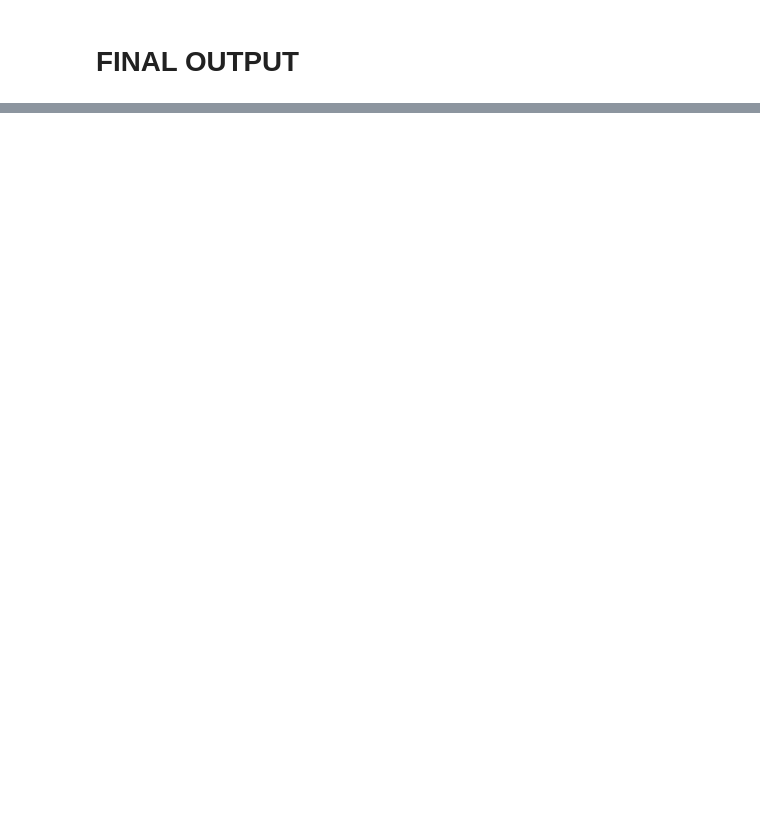
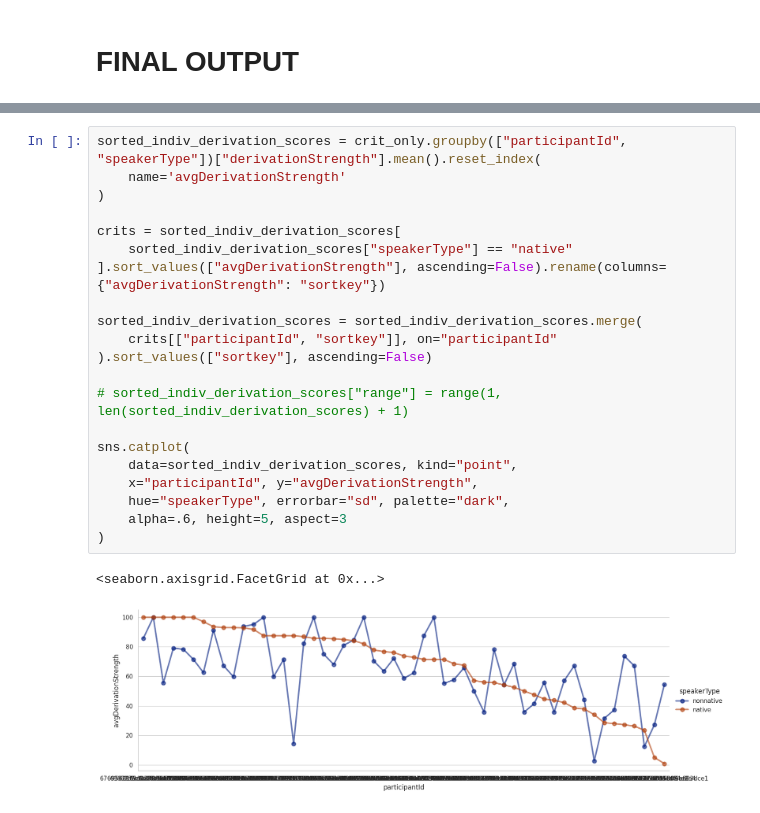
Before and after one commit to yuzh00007/Thesis-Data-Analysis, a Jupyter notebook: Results/DataFormatting-and-Audio/cleanPictureRatingCSV.ipynb, the cells around one changed output, grey strips where cells are left out. Cells and saved outputs as stored; diff of their text form; blank space fills up the shorter version.

```diff
--- a/Results/DataFormatting-and-Audio/cleanPictureRatingCSV.ipynb
+++ b/Results/DataFormatting-and-Audio/cleanPictureRatingCSV.ipynb
@@ -330,0 +375,24 @@ FileNotFoundError: [Errno 2] No such file or directory: 'wordFreqDict.csv'
+# %%
+sorted_indiv_derivation_scores = crit_only.groupby(["participantId", "speakerType"])["derivationStrength"].mean().reset_index(
+    name='avgDerivationStrength'
+)
+
+crits = sorted_indiv_derivation_scores[
+    sorted_indiv_derivation_scores["speakerType"] == "native"
+].sort_values(["avgDerivationStrength"], ascending=False).rename(columns={"avgDerivationStrength": "sortkey"})
+
+sorted_indiv_derivation_scores = sorted_indiv_derivation_scores.merge(
+    crits[["participantId", "sortkey"]], on="participantId"
+).sort_values(["sortkey"], ascending=False)
+
+# sorted_indiv_derivation_scores["range"] = range(1, len(sorted_indiv_derivation_scores) + 1)
+
+sns.catplot(
+    data=sorted_indiv_derivation_scores, kind="point",
+    x="participantId", y="avgDerivationStrength",
+    hue="speakerType", errorbar="sd", palette="dark",
+    alpha=.6, height=5, aspect=3
+)
+# %% [output]
+<seaborn.axisgrid.FacetGrid at 0x...>
+[figure, added]
```
Also changed, not shown: parts of 24 cells of this notebook, 54 other files.
